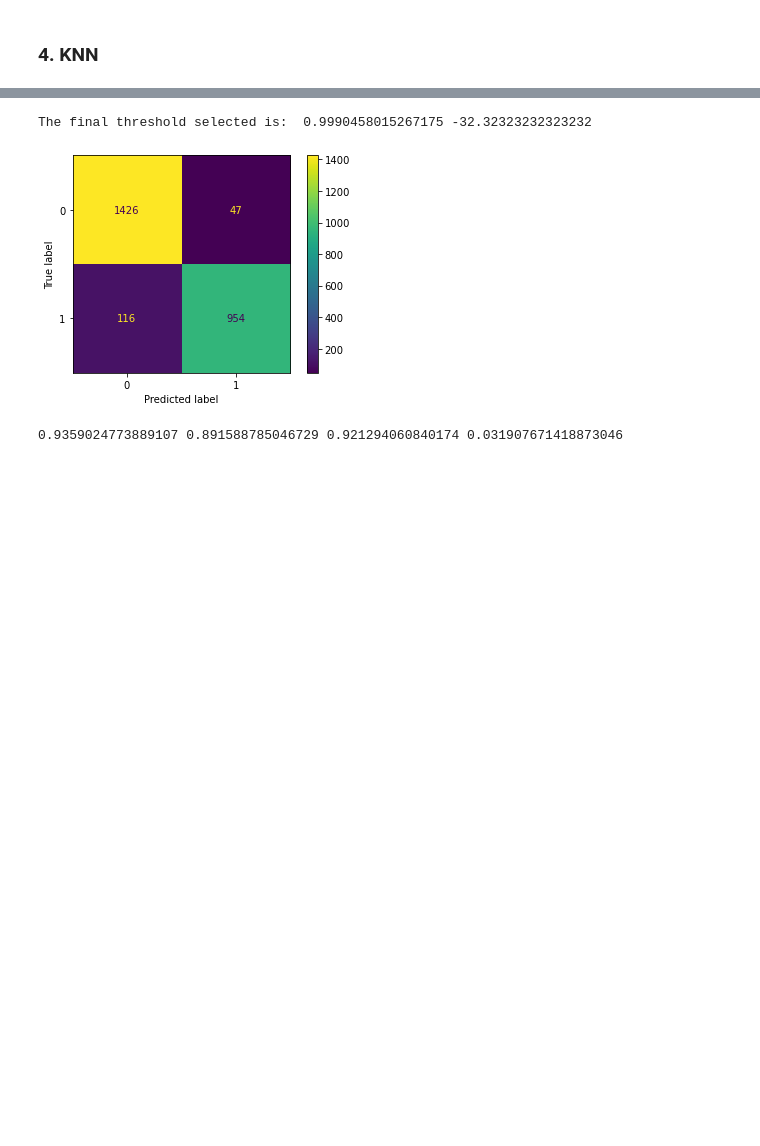
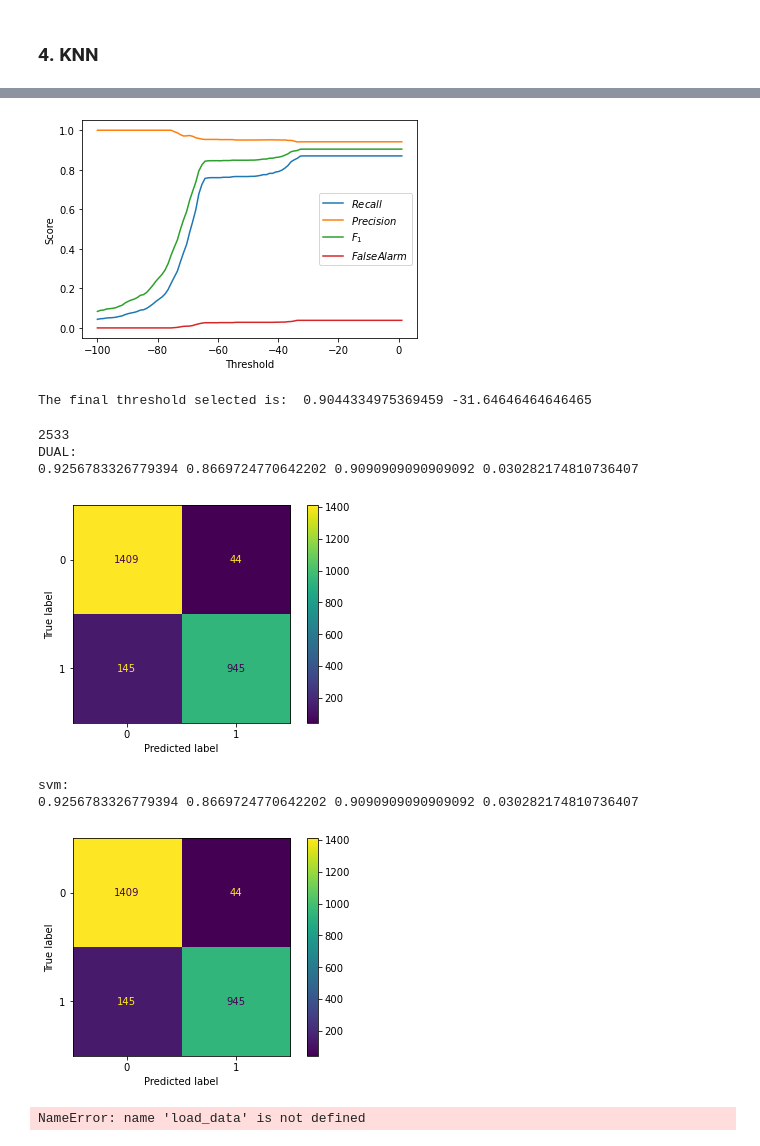
Before and after one commit to Kris2Wu/ACD, a Jupyter notebook: model_training_detection/machine_learning_train_pipeline.ipynb, the cells around one changed output, grey strips where cells are left out. Saved outputs shown, nothing was run; the diff lists cells and outputs as text; code cells hidden in the pictures; blank space fills up the shorter version.

```diff
--- a/model_training_detection/machine_learning_train_pipeline.ipynb
+++ b/model_training_detection/machine_learning_train_pipeline.ipynb
@@ -382,6 +452,12 @@ def Dual_pipeline():
 # %%
-Dual_pipeline()
+Dual_pipeline(0)
 # %% [output]
+[figure, new version]
-The final threshold selected is:  0.9990458015267175 -32.32323232323232
+The final threshold selected is:  0.9044334975369459 -31.64646464646465
-[figure, old version]
-0.9359024773889107 0.891588785046729 0.921294060840174 0.031907671418873046
+2533
+DUAL:
+0.9256783326779394 0.8669724770642202 0.9090909090909092 0.030282174810736407
+[figure, added]
+svm:
+0.9256783326779394 0.8669724770642202 0.9090909090909092 0.030282174810736407
+[figure, added]
@@ -387,0 +469,8 @@ The final threshold selected is:  0.9990458015267175 -32.32323232323232
+# %%
+df = load_data("../csv_data/user_1_timewindow1.csv")
+df = df.fillna(-10000)
+# df = df.replace((np.inf, -np.inf, np.nan), 0).reset_index(drop=True)
+df = df.replace((np.inf, -np.inf), 0).reset_index(drop=True)
+df.count()
+# %% [output]
+NameError: name 'load_data' is not defined
```
Also changed, not shown: parts of 14 cells of this notebook, 1 other file.
